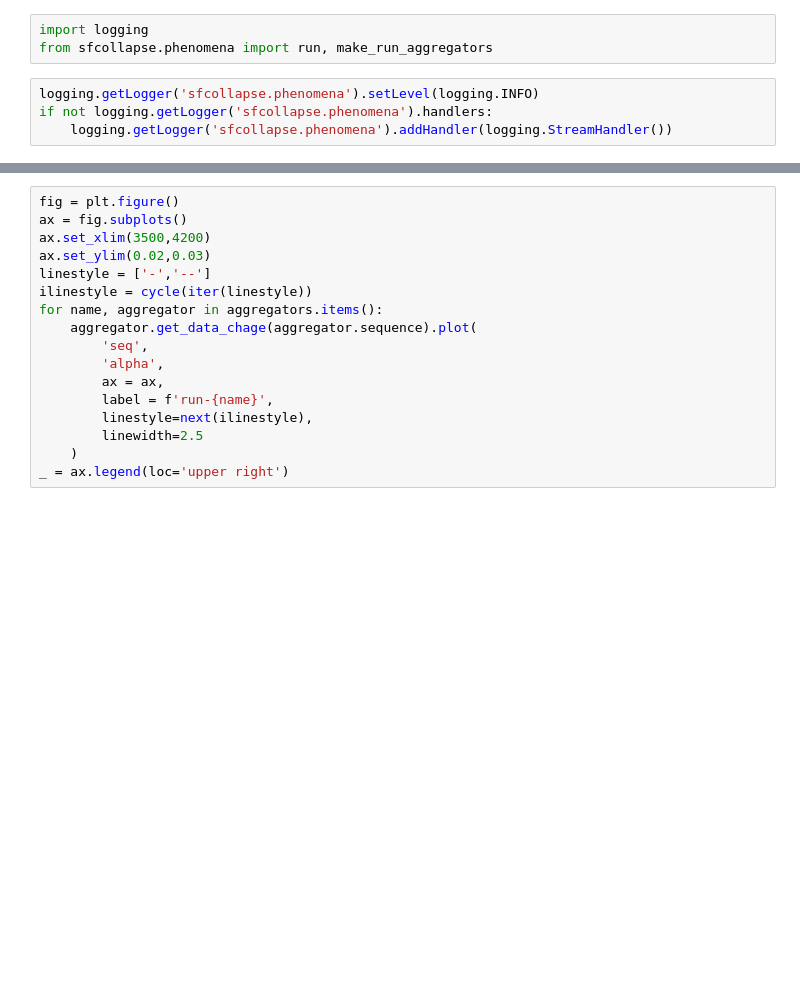
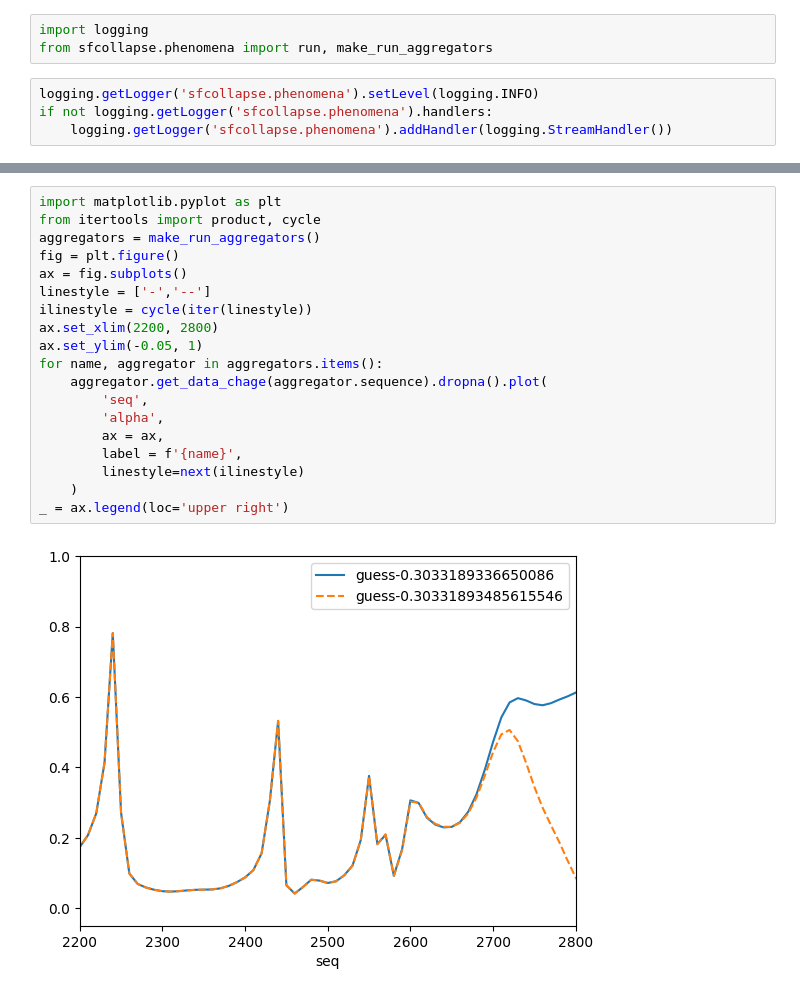
Before and after one commit to dpopchev/sfcollapse, a Jupyter notebook: nrpybooks/visualization_sfcollapse.ipynb, the cells around one changed output, grey strips where cells are left out. Drawn from its saved outputs; the diff is of its cells as text; blank space fills up the shorter version.

```diff
--- a/nrpybooks/visualization_sfcollapse.ipynb
+++ b/nrpybooks/visualization_sfcollapse.ipynb
@@ -40,17 +27,21 @@ _ = ax.legend(loc='upper right')
-# %%
-fig = plt.figure()
-ax = fig.subplots()
-ax.set_xlim(3500,4200)
-ax.set_ylim(0.02,0.03)
-linestyle = ['-','--']
-ilinestyle = cycle(iter(linestyle))
-for name, aggregator in aggregators.items():
-    aggregator.get_data_chage(aggregator.sequence).plot(
-        'seq',
-        'alpha',
-        ax = ax,
-        label = f'run-{name}',
-        linestyle=next(ilinestyle),
-        linewidth=2.5
-    )
-_ = ax.legend(loc='upper right')
+# %%
+import matplotlib.pyplot as plt
+from itertools import product, cycle
+aggregators = make_run_aggregators()
+fig = plt.figure()
+ax = fig.subplots()
+linestyle = ['-','--']
+ilinestyle = cycle(iter(linestyle))
+ax.set_xlim(2200, 2800)
+ax.set_ylim(-0.05, 1)
+for name, aggregator in aggregators.items():
+    aggregator.get_data_chage(aggregator.sequence).dropna().plot(
+        'seq',
+        'alpha',
+        ax = ax,
+        label = f'{name}',
+        linestyle=next(ilinestyle)
+    )
+_ = ax.legend(loc='upper right')
+# %% [output]
+[figure, added]
```
Also changed, not shown: parts of 3 cells of this notebook, 2 other files.
